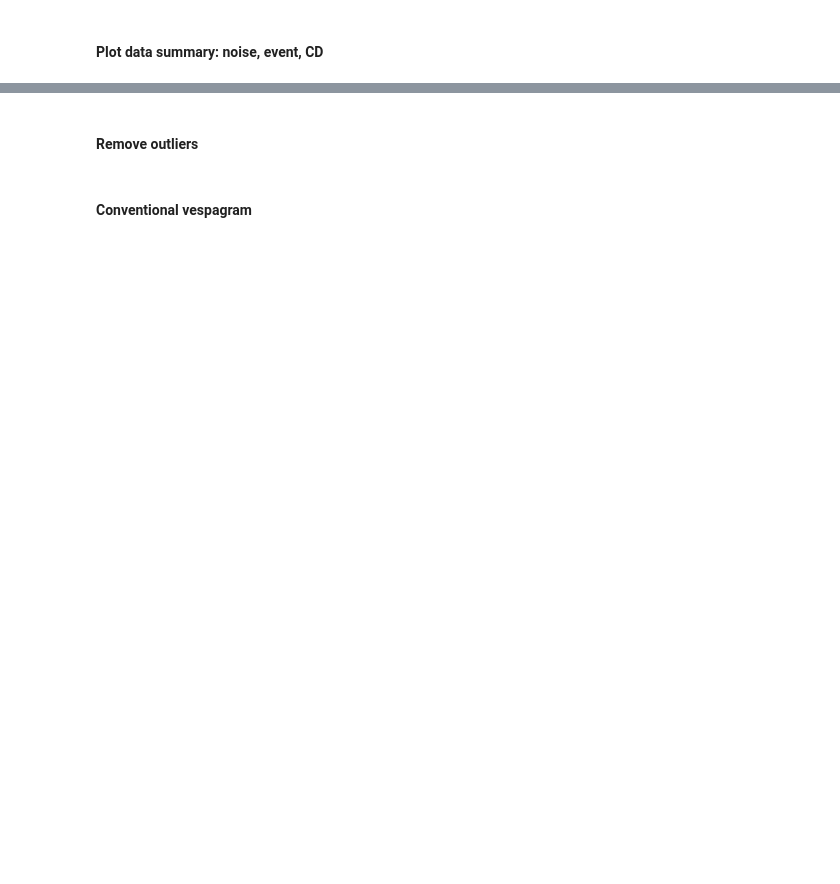
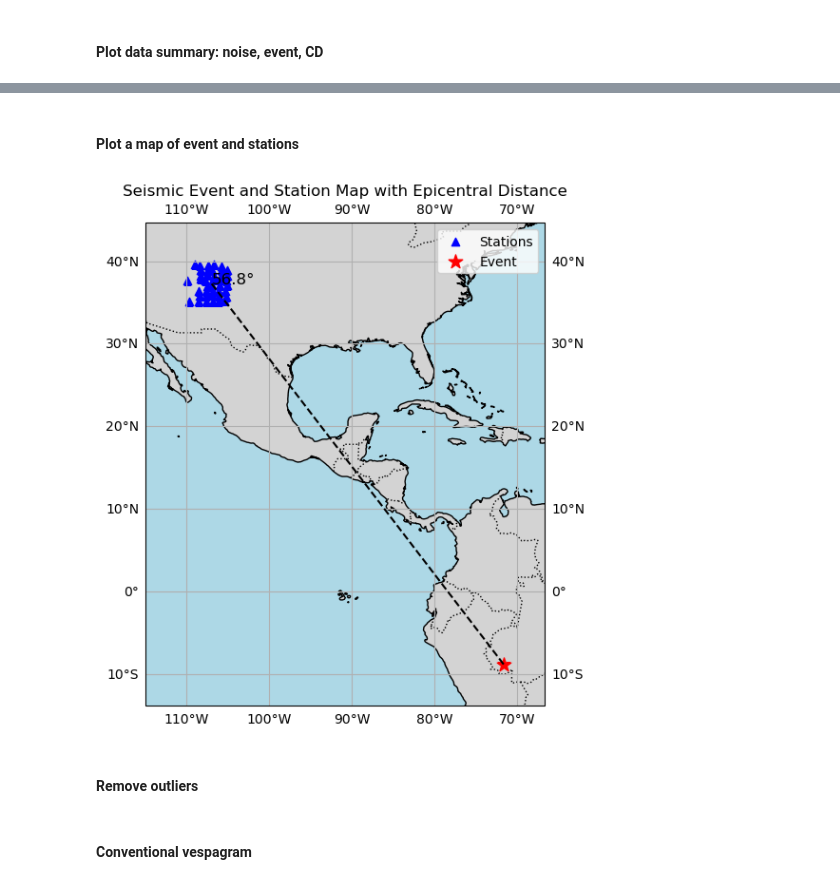
Before and after one commit to evanzzq/VespaPolPy, a Jupyter notebook: Debug.ipynb, the cells around one changed output, grey strips where cells are left out. Drawn from its saved outputs; the diff is of its cells as text; code cells hidden in the pictures; blank space fills up the shorter version.

```diff
--- a/Debug.ipynb
+++ b/Debug.ipynb
@@ -345,3 +389,58 @@ Plotting component: UT
+# %% [markdown]
+#### Plot a map of event and stations
+# %%
+import pandas as pd
+import matplotlib.pyplot as plt
+import cartopy.crs as ccrs
+import cartopy.feature as cfeature
+from obspy.geodetics import locations2degrees
+import numpy as np
+
+# Load station and event data
+stations = pd.read_csv(os.path.join(output_dir, "station_metadata_lalo.csv"))  # contains 'lat', 'lon'
+event = pd.read_csv(os.path.join(output_dir, "eventinfo.csv"))        # contains 'evla', 'evlo'
+evla, evlo = event.iloc[0]['evla'], event.iloc[0]['evlo']
+stla, stlo = stations['lat'].values, stations['lon'].values
+
+# Compute center and epicentral distance
+center_lat, center_lon = np.mean(stla), np.mean(stlo)
+epi_dist = locations2degrees(evla, evlo, center_lat, center_lon)
+
+# Define plot extent to include both stations and event
+all_lats = np.append(stla, evla)
+all_lons = np.append(stlo, evlo)
+lat_pad = 5
+lon_pad = 5
+lat_min, lat_max = all_lats.min() - lat_pad, all_lats.max() + lat_pad
+lon_min, lon_max = all_lons.min() - lon_pad, all_lons.max() + lon_pad
+
+# Plot
+fig = plt.figure(figsize=(10, 6))
+ax = plt.axes(projection=ccrs.PlateCarree())
+ax.set_extent([lon_min, lon_max, lat_min, lat_max], crs=ccrs.PlateCarree())
+
+# Add map features
+ax.coastlines()
+ax.add_feature(cfeature.BORDERS, linestyle=':')
+ax.add_feature(cfeature.LAND, facecolor='lightgray')
+ax.add_feature(cfeature.OCEAN, facecolor='lightblue')
+ax.gridlines(draw_labels=True)
+
+# Plot stations and event
+ax.scatter(stlo, stla, color='blue', marker='^', label='Stations', transform=ccrs.PlateCarree())
+ax.scatter(evlo, evla, color='red', marker='*', s=120, label='Event', transform=ccrs.PlateCarree())
+
+# Annotate and connect
+ax.plot([evlo, center_lon], [evla, center_lat], color='black', linestyle='--', transform=ccrs.PlateCarree())
+ax.text(center_lon, center_lat, f"{epi_dist:.1f}°", fontsize=12, transform=ccrs.PlateCarree())
+
+# Final touches
+plt.title("Seismic Event and Station Map with Epicentral Distance")
+plt.legend()
+plt.tight_layout()
+plt.show()
+# %% [output]
+[figure, added]
 # %% [markdown]
 #### Remove outliers
 # %%
```
Also changed, not shown: parts of 6 cells of this notebook, 5 other files.
